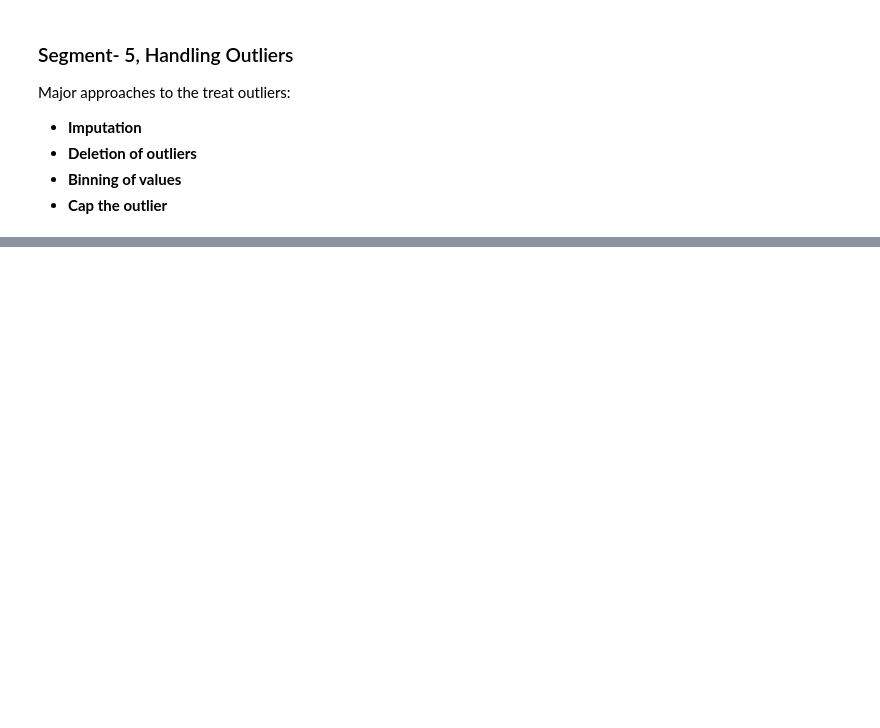
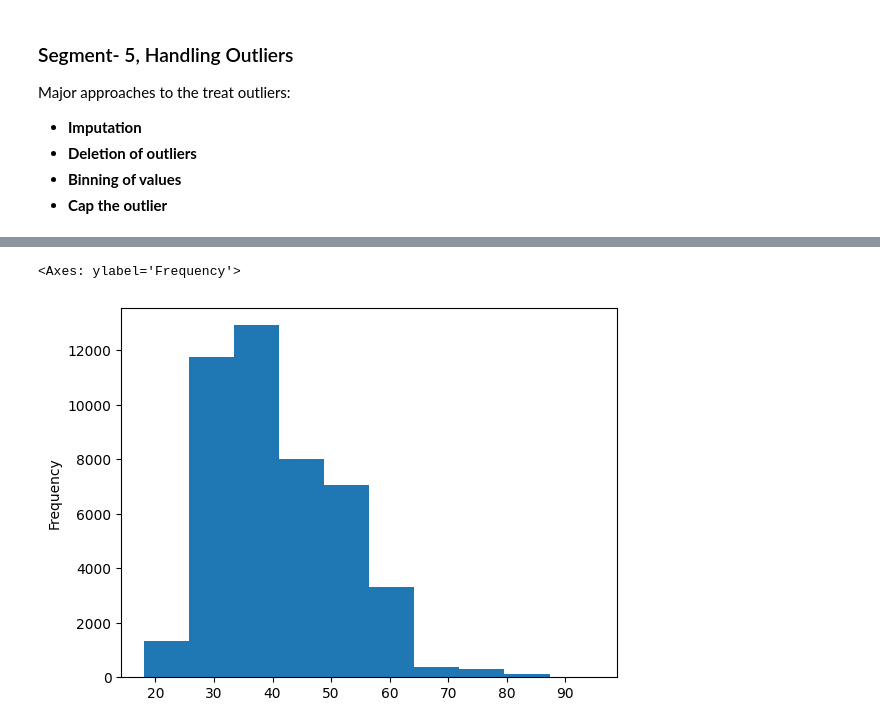
Before and after one commit to SheenaMathew19/Course, a Jupyter notebook: EDA.ipynb, the cells around one changed output, grey strips where cells are left out. Cells and saved outputs as stored; diff of their text form; code cells hidden in the pictures; blank space fills up the shorter version.

```diff
--- a/EDA.ipynb
+++ b/EDA.ipynb
@@ -303,0 +332,5 @@ Major approaches to the treat outliers:
+# %%
+inp1.age.plot.hist()
+# %% [output]
+<Axes: ylabel='Frequency'>
+[figure, added]
```
Also changed, not shown: parts of 21 cells of this notebook.
